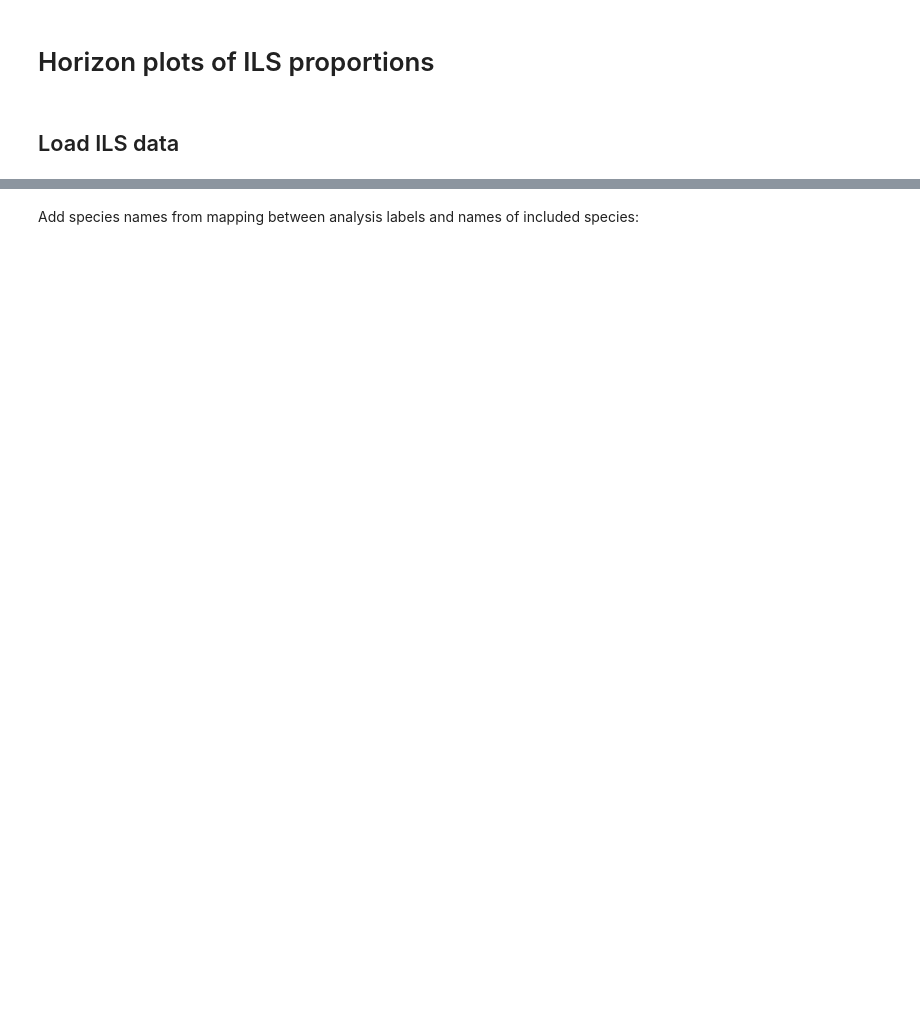
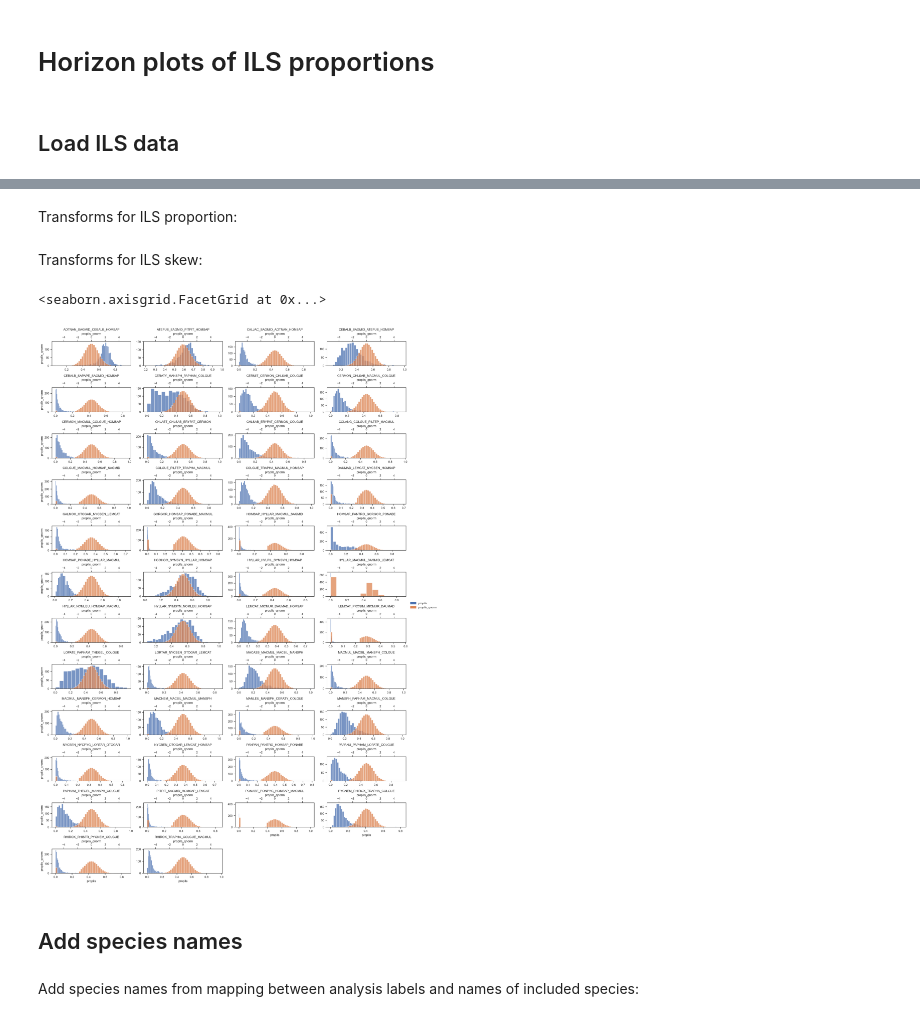
Before and after one commit to kaspermunch/primate-ils, a Jupyter notebook: notebooks/nb01_compile_ils_data.ipynb, the cells around one changed output, grey strips where cells are left out. Cells and saved outputs as stored; diff of their text form; code cells hidden in the pictures; blank space fills up the shorter version.

```diff
--- a/notebooks/nb01_compile_ils_data.ipynb
+++ b/notebooks/nb01_compile_ils_data.ipynb
@@ -97,0 +167,2 @@ sns.distplot(ils_data.propils_z_score) ;
+# %% [markdown]
+Transforms for ILS proportion:
@@ -97,0 +175,2 @@ sns.distplot(ils_data.propils_z_score) ;
+# %% [markdown]
+Transforms for ILS skew:
@@ -98,3 +182,24 @@ sns.distplot(ils_data.propils_z_score) ;
+# %%
+variables = ['propils', 'propils_qnorm']
+
+plot_df = ils_data.loc[ils_data.chrom == 'X', ['analysis']+variables]#.head(10000)
+g = sns.FacetGrid(data=plot_df, col='analysis', height=2, aspect=2, col_wrap=4, sharey=False, sharex=False)
+
+def plot(x1, x2, data=None, color=None, label=None):
+    sns.histplot(data, x=x1, label=x1)
+    sns.histplot(data, x=x2, color='C1', label=x2, ax=plt.gca().twiny())
+
+g.map_dataframe(plot, *variables)
+g.set_titles("{col_name}")
+
+# g.add_legend(legend_data=dict(zip(g._legend_data.keys(), g._legend_data.values())))
+# g.add_legend(legend_data=dict(zip(['proportion of ils'], g._legend_data.values())))
+g.add_legend(legend_data=dict(zip(variables, [Patch(color='C0'), Patch(color='C1')])))
+# %% [output]
+<seaborn.axisgrid.FacetGrid at 0x...>
+[figure, added]
+# %% [markdown]
+## Add species names
 # %% [markdown]
 Add species names from mapping between analysis labels and names of included species:
 # %%
```
Also changed, not shown: parts of 10 cells of this notebook.
